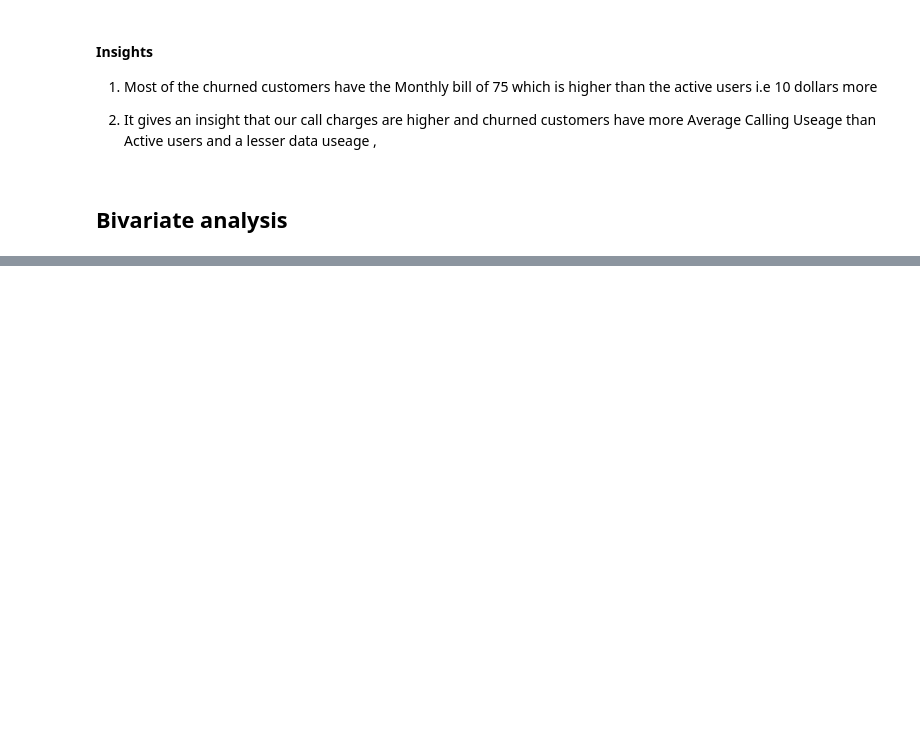
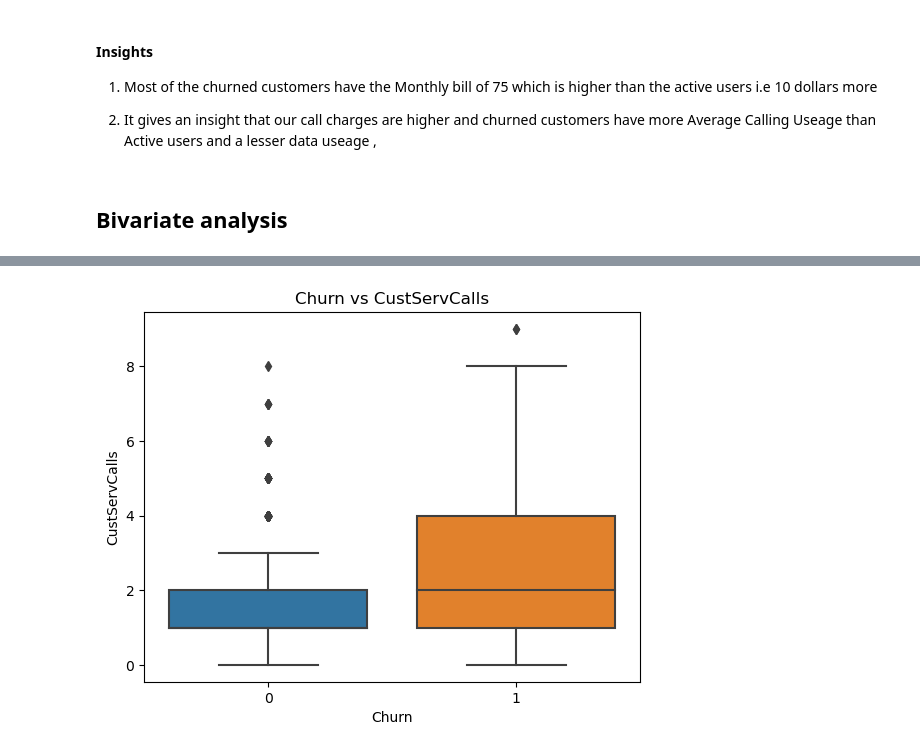
Before and after one commit to FasilHameed/Churn-Analysis-LOGISTIC-RANDOMFOREST, a Jupyter notebook: Customer_churn Analysis.ipynb, the cells around one changed output, grey strips where cells are left out. Saved outputs shown, nothing was run; the diff lists cells and outputs as text; code cells hidden in the pictures; blank space fills up the shorter version.

```diff
--- a/Customer_churn Analysis.ipynb
+++ b/Customer_churn Analysis.ipynb
@@ -591,0 +520,8 @@ plt.show()
+# %%
+sns.boxplot(data=cca, x='Churn', y='CustServCalls')
+plt.title('Churn vs CustServCalls')
+plt.xlabel('Churn')
+plt.ylabel('CustServCalls')
+plt.show()
+# %% [output]
+[figure, added]
```
Also changed, not shown: parts of 54 cells of this notebook.
